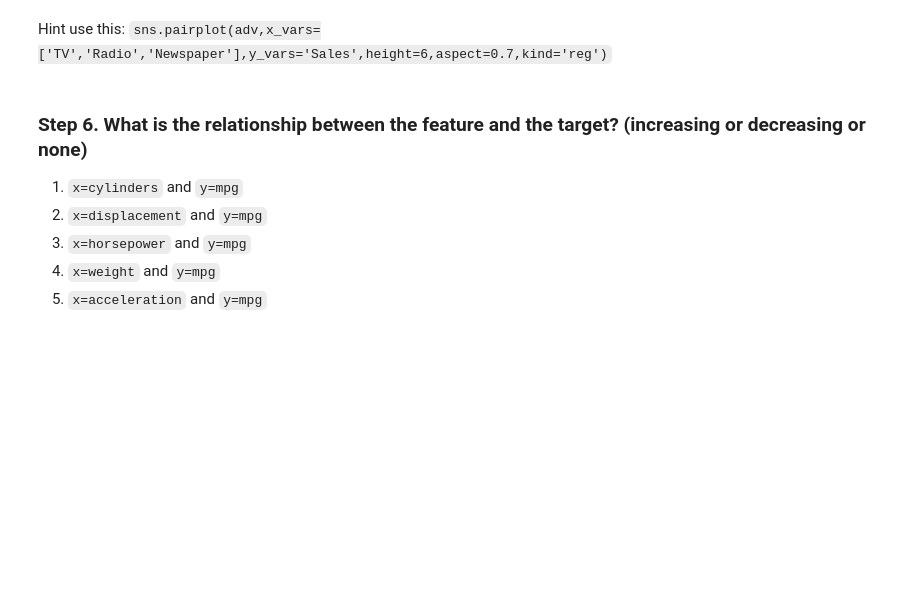
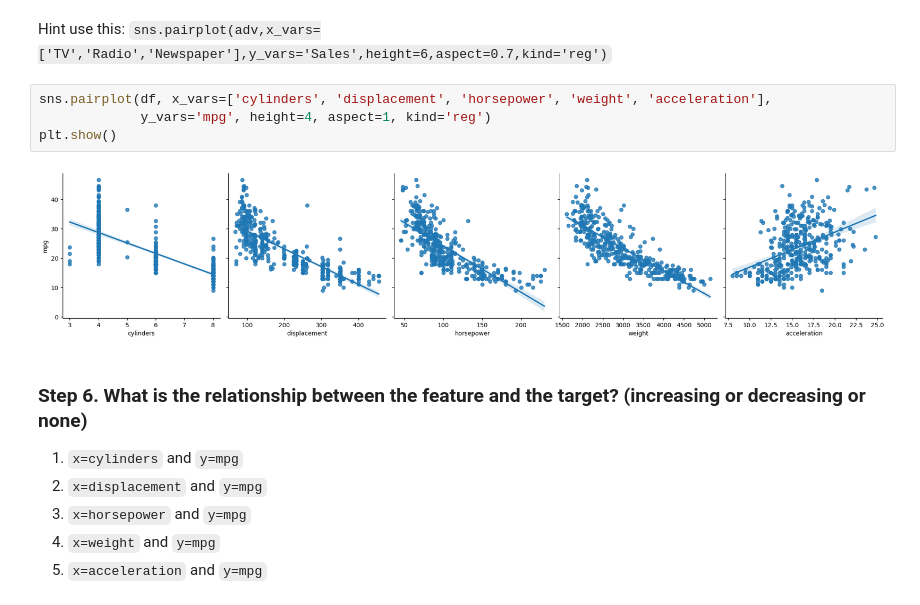
Before and after one commit to moathalharthi/Moath, a Jupyter notebook: Student/exercises/Weak-4/M2-Ex2-Automobile_Fuel_Efficiency.ipynb, the cells around one changed output. Drawn from its saved outputs; the diff is of its cells as text; blank space fills up the shorter version.

```diff
--- a/Student/exercises/Weak-4/M2-Ex2-Automobile_Fuel_Efficiency.ipynb
+++ b/Student/exercises/Weak-4/M2-Ex2-Automobile_Fuel_Efficiency.ipynb
@@ -51,6 +107,12 @@ The data consists of technical specifications for various car models from the la
 ### Step 5. Plot each of the features vs the target
 # %% [markdown]
 Hint use this: `sns.pairplot(adv,x_vars=['TV','Radio','Newspaper'],y_vars='Sales',height=6,aspect=0.7,kind='reg')`
+# %%
+sns.pairplot(df, x_vars=['cylinders', 'displacement', 'horsepower', 'weight', 'acceleration'],
+             y_vars='mpg', height=4, aspect=1, kind='reg')
+plt.show()
+# %% [output]
+[figure, added]
 # %% [markdown]
 ### Step 6. What is the relationship between the feature and the target? (increasing or decreasing or none)
 
```
Also changed, not shown: parts of 15 cells of this notebook, 8 other files.
